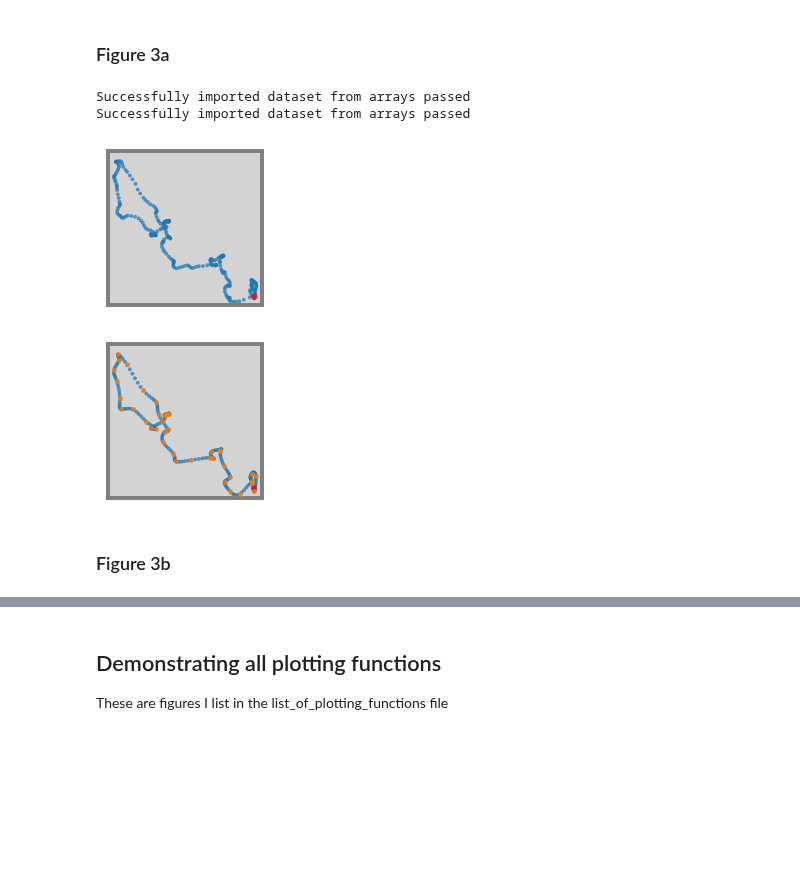
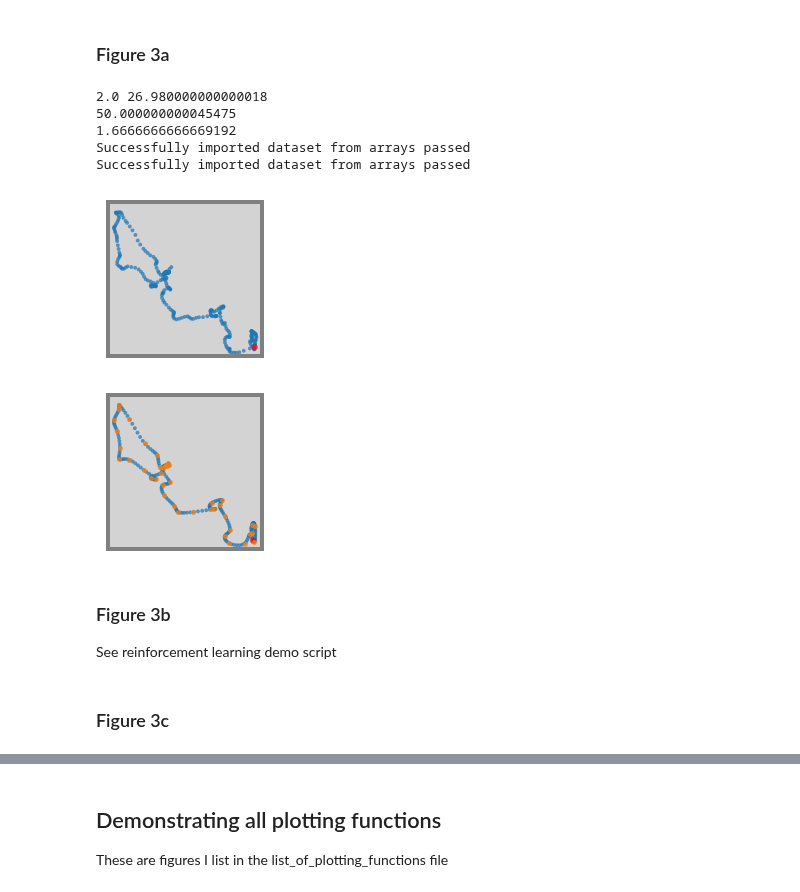
Before and after one commit to RatInABox-Lab/RatInABox, a Jupyter notebook: demos/paper_figures.ipynb, the cells around one changed output, grey strips where cells are left out. Cells and saved outputs as stored; diff of their text form; code cells hidden in the pictures; blank space fills up the shorter version.

```diff
--- a/demos/paper_figures.ipynb
+++ b/demos/paper_figures.ipynb
@@ -324,9 +320,8 @@ best tau for rotational_vel is: 0.08711967797623174
 ### Figure 2b
 (the `RatInABox' version of the sargolini data )
 # %%
-Env = Environment(params={'scale':1})
-Ag_r = Agent(Env,params={'anxiety':0.6,})
-Ag_r.dt = 10e-3
+Env = Environment()
+Ag_r = Agent(Env)
 for i in tqdm(range(int(600/Ag_r.dt))):
     Ag_r.update()
 # %%
@@ -437,40 +432,50 @@ y = y + 0.5*(1-max(y))
 pos = np.stack((x,y)).T
 # np.savez("../ratinabox/data/sargolini.npz",t=t,pos=pos) #(did this once but dont do it again)
 #data is 10 mins, we want 10 secs
-startid = 100
-x = x[startid:startid+int(len(x)/25)]
-y = y[startid:startid+int(len(y)/25)]
-t = t[startid:startid+int(len(t)/25)]
+startid = np.argmin(np.abs(t-2)) #start at 2s
+endid = np.argmin(np.abs(t-2-25)) #end at 27s
+x = x[startid:endid]
+y = y[startid:endid]
+t = t[startid:endid]
+print(t[0],t[-1])
 #downsample (so my code will later smooth it) (currently at 50Hz --> 2.5Hz)
+print((t[1]-t[0])**-1)
 x_ds = x[::30]
 y_ds = y[::30]
 t_ds = t[::30]
+print((t_ds[1]-t_ds[0])**-1)
 #concatenate
 pos = np.stack((x,y)).T
 pos_ds = np.stack((x_ds,y_ds)).T
 
 Env = Environment()
 Ag1 = Agent(Env)
 Ag2 = Agent(Env)
 Ag1.import_trajectory(times=t,positions=pos)
 Ag2.import_trajectory(times=t_ds,positions=pos_ds)
 
 for i in tqdm(range(int(t_ds[-1]/Ag2.dt))):
     Ag1.update()
     Ag2.update()
 
 fig, ax = Ag1.plot_trajectory()
 if save_plots == True: tpl.saveFigure(fig,'imported')
 fig, ax = Ag2.plot_trajectory()
 ax.scatter(x_ds,y_ds,c='C1',s=15,linewidth=1,zorder=11,alpha=0.7)
 if save_plots == True: tpl.saveFigure(fig,'upsampled')
 # %% [output]
+2.0 26.980000000000018
+50.000000000045475
+1.6666666666669192
 Successfully imported dataset from arrays passed
 Successfully imported dataset from arrays passed
 [figure]
-[figure, old version]
+[figure, new version]
+# %% [markdown]
+### Figure 3b
+See reinforcement learning demo script
 # %% [markdown]
-### Figure 3b
+### Figure 3c
 # %%
 Env = Environment()
 # Env.add_wall(np.array([[0.25,0.5],[0.75,0.5]]))
```
Also changed, not shown: parts of 12 cells of this notebook, 6 other files.
